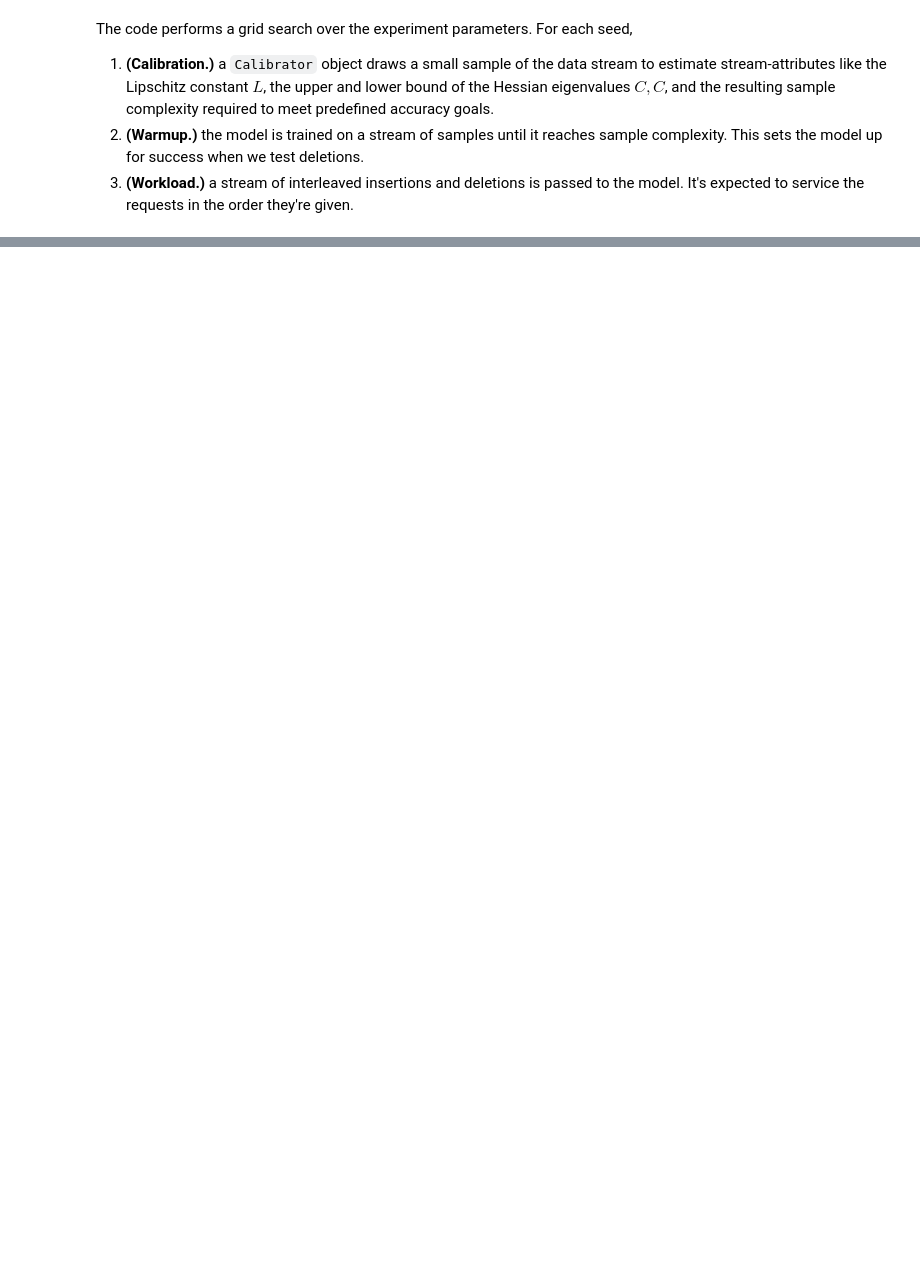
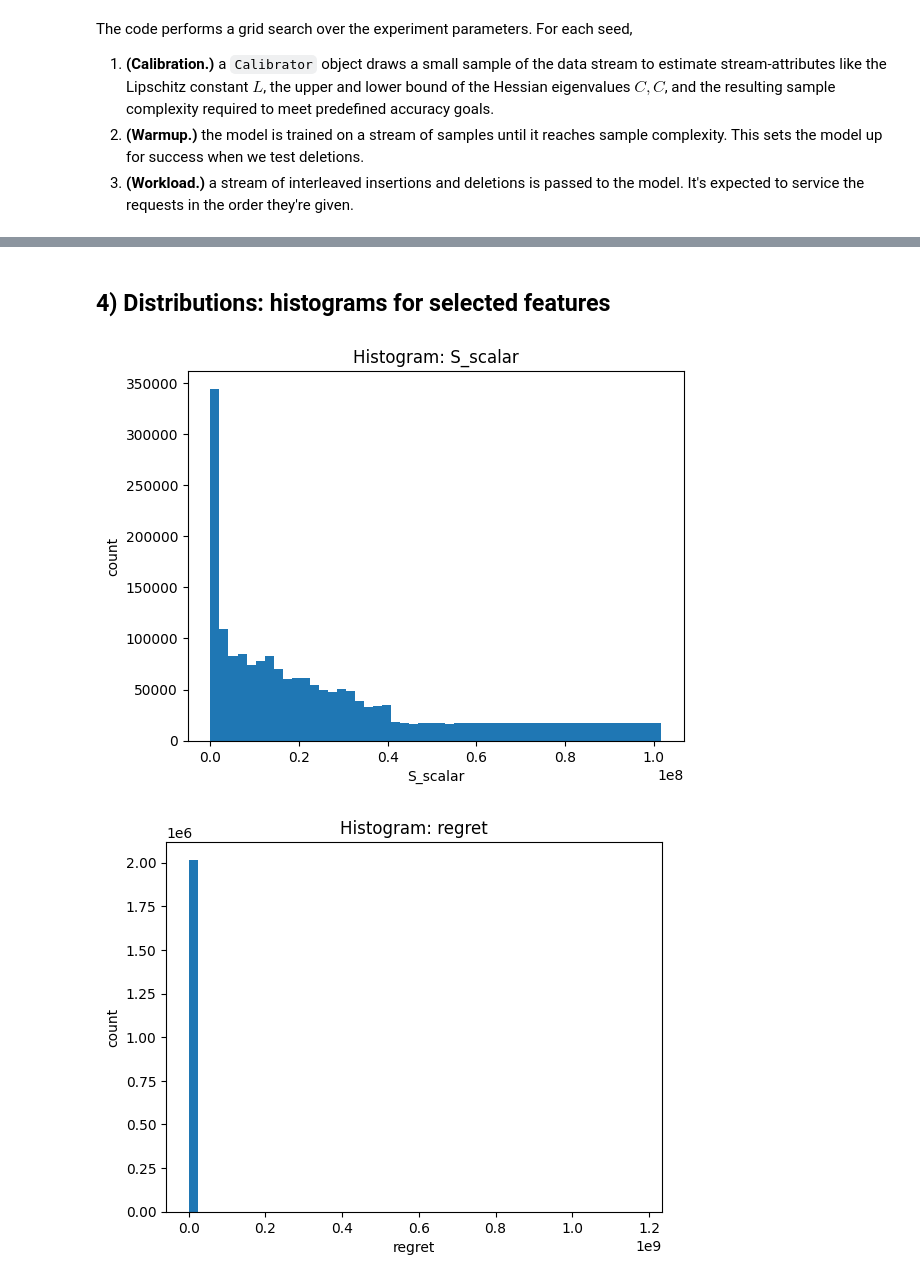
Before and after one commit to kennonstewart/unlearning-research-meta, a Jupyter notebook: experiments/deletion_capacity/results/analysis.ipynb, the cells around one changed output, grey strips where cells are left out. Cells and saved outputs as stored; diff of their text form; code cells hidden in the pictures; blank space fills up the shorter version.

```diff
--- a/experiments/deletion_capacity/results/analysis.ipynb
+++ b/experiments/deletion_capacity/results/analysis.ipynb
@@ -550,0 +79,10 @@ Name: count, dtype: int64
+# %%
+# Update this list to point at your CSVs.
+# By default we try a few common patterns from the repo structure.
+DATA_GLOBS = [
+    "grid_2025_08_11/sweep/*_q0.90_*/*.csv"
+]
+
+TOP_N_FEATURES = 8     # how many numeric columns to visualize
+GROUP_BY_FALLBACK = "op"   # if 'op' doesn't exist, we'll try 'event_type'
+RANDOM_STATE = 7
@@ -662,0 +360,14 @@ KeyError: "['m_emp', 'gamma_priv'] not in index"
+# %% [markdown]
+## 4) Distributions: histograms for selected features
+# %%
+for c in selected:
+    s = data[c].dropna().astype(float)
+    if s.empty:
+        continue
+    plt.figure()
+    plt.hist(s, bins=50)
+    plt.title(f"Histogram: {c}")
+    plt.xlabel(c); plt.ylabel("count")
+# %% [output]
+[figure, added]
+[figure, added]
```
Also changed, not shown: parts of 34 cells of this notebook, 2 other files.
